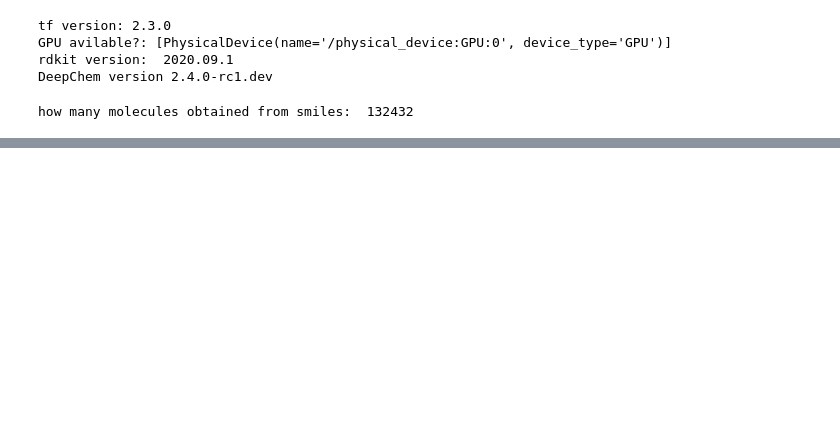
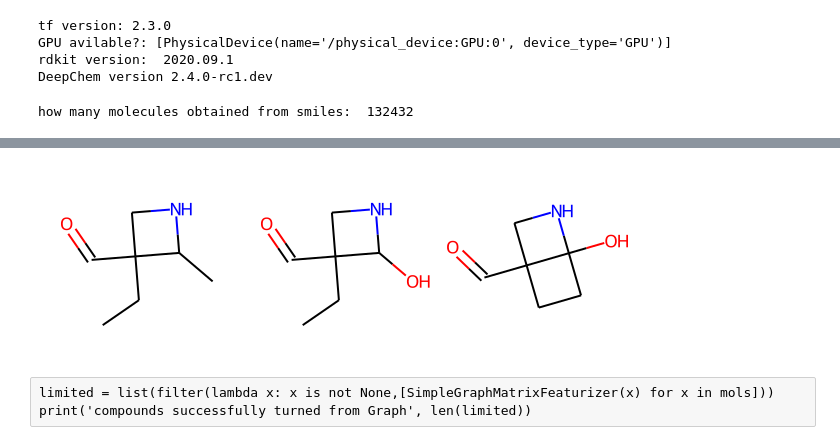
Before and after one commit to MiloszGrabski/DeepChem_MolGAN, a Jupyter notebook: main.ipynb, the cells around one changed output, grey strips where cells are left out. Saved outputs shown, nothing was run; the diff lists cells and outputs as text; code cells hidden in the pictures; blank space fills up the shorter version.

Commit message:
layers, featurizer update
Added get_config() method to custom layers. Updated featurizer to be in-line with DeepChem featurizer.

```diff
--- a/main.ipynb
+++ b/main.ipynb
@@ -232,3 +424,10 @@ compounds successfully turned from Graph 132359
+# %%
+#create featurizer
+feat = MolGanFeaturizer()
+#featurize molecules
+limited = feat.featurize(mols)
+#Remove empty objects
+limited = list(filter(lambda x: x is not None, limited))
 # %%
 #create dataset
 dataset = dc.data.NumpyDataset([x.adjacency_matrix for x in limited],[x.node_features for x in limited])
@@ -260,0 +456,4 @@ def strip (mols):
+# %%
+#convert graphs to RDKitmolecules
+nmols = feat.defeaturize(g)
+print("{} molecules generated".format(len(nmols)))
@@ -261,7 +462,5 @@ def strip (mols):
 # %%
-#clean-up output
-new_mols = convert(g)
-new_mols = list(filter(lambda x: x is not None, new_mols))
-new_mols = strip(new_mols)
-print('how many valid molecules: ', len(new_mols))
+#remove invalid moles
+nmols = list(filter(lambda x: x is not None, nmols))
+print ("{} valid molecules".format(len(nmols)))
 # %% [output]
@@ -269,2 +468,4 @@ how many valid molecules:  571
 # %%
-newMoles = [Chem.MolFromSmiles(x) for x in list(filter(lambda x: '*' not in x, list(set([Chem.MolToSmiles(z) for z in new_mols]))))]
+#get unique molecules
+nmols = [Chem.MolFromSmiles(x) for x in list(set([Chem.MolToSmiles(z) for z in nmols]))]
+print("{} unique molecules".format(len(nmols)))
@@ -279,0 +474,8 @@ Chem.Draw.MolsToGridImage(newMoles)
+# %%
+#display unique molecules
+Chem.Draw.MolsToGridImage(nmols)
+# %% [output]
+[figure, added]
+# %% [raw]
+limited = list(filter(lambda x: x is not None,[SimpleGraphMatrixFeaturizer(x) for x in mols]))
+print('compounds successfully turned from Graph', len(limited))
```
Also changed, not shown: parts of 21 cells of this notebook, 1 other file.
